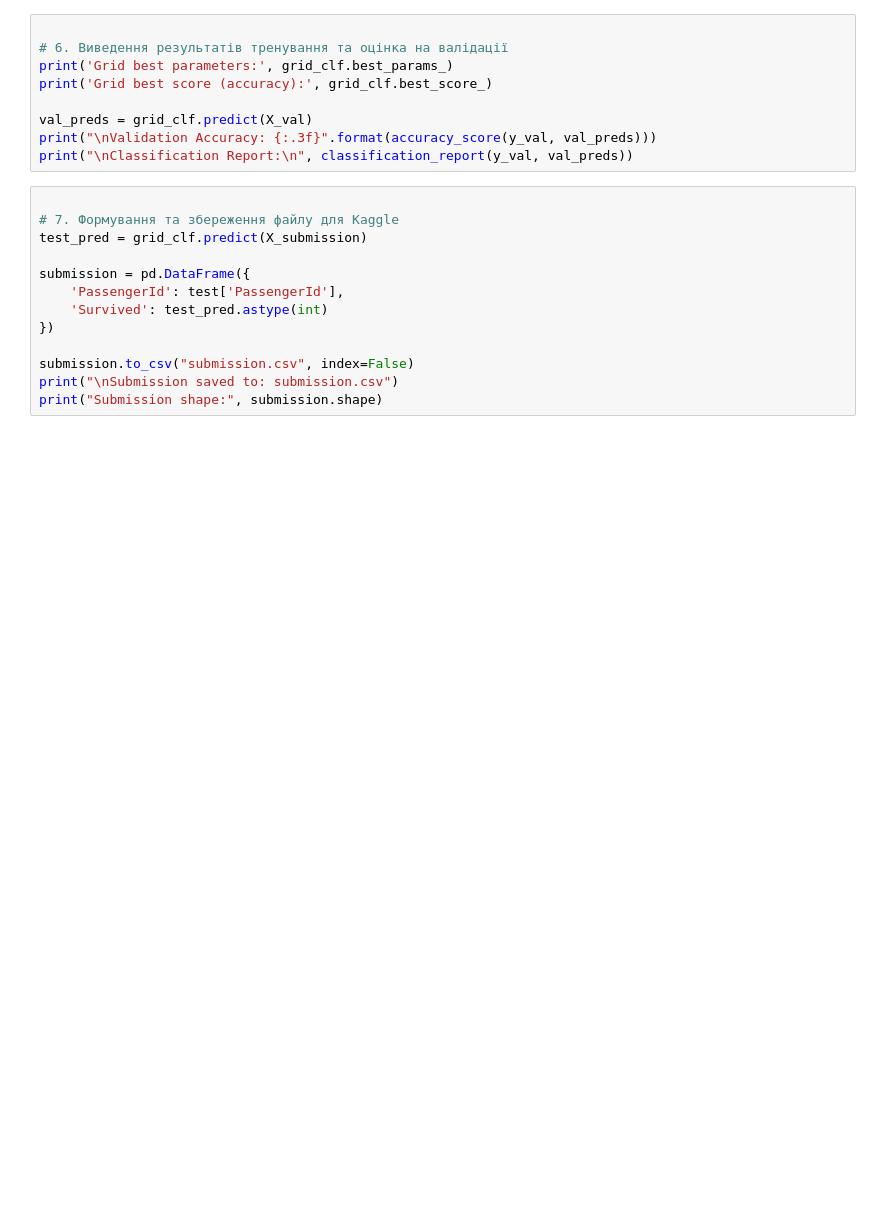
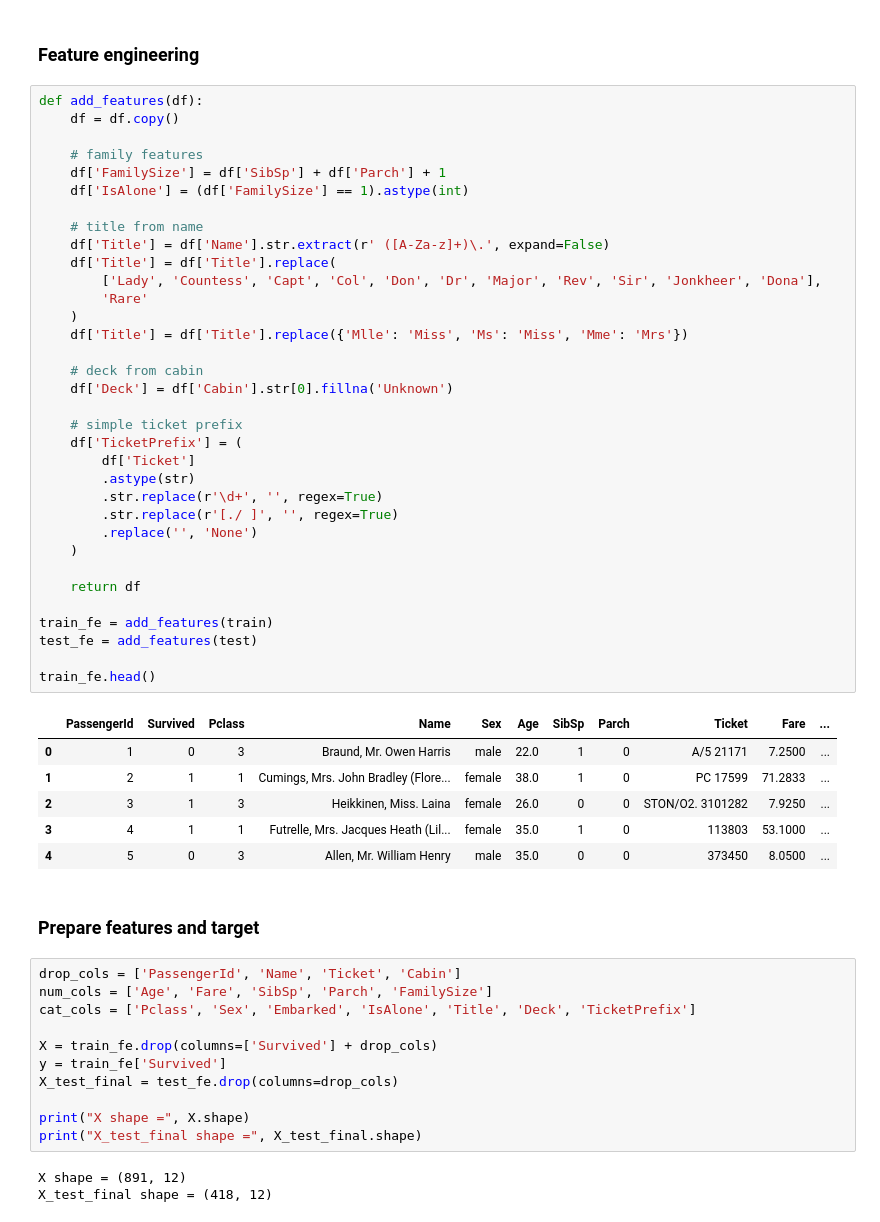
Before and after one commit to Shinkarukd/DS_Camp_2026_Denys-SHYNKARUK, a Jupyter notebook: lesson_8_supervised_ml/lesson_8_supervised_hometask.ipynb, the cells around one changed output. Drawn from its saved outputs; the diff is of its cells as text; blank space fills up the shorter version.

```diff
--- a/lesson_8_supervised_ml/lesson_8_supervised_hometask.ipynb
+++ b/lesson_8_supervised_ml/lesson_8_supervised_hometask.ipynb
@@ -74,22 +126,59 @@ grid_clf.fit(X_train, y_train)
+# %% [markdown]
+### Feature engineering
 # %%
+def add_features(df):
+    df = df.copy()
 
-# 6. Виведення результатів тренування та оцінка на валідації
-print('Grid best parameters:', grid_clf.best_params_)
-print('Grid best score (accuracy):', grid_clf.best_score_)
+    # family features
+    df['FamilySize'] = df['SibSp'] + df['Parch'] + 1
+    df['IsAlone'] = (df['FamilySize'] == 1).astype(int)
 
-val_preds = grid_clf.predict(X_val)
-print("\nValidation Accuracy: {:.3f}".format(accuracy_score(y_val, val_preds)))
-print("\nClassification Report:\n", classification_report(y_val, val_preds))
+    # title from name
+    df['Title'] = df['Name'].str.extract(r' ([A-Za-z]+)\.', expand=False)
+    df['Title'] = df['Title'].replace(
+        ['Lady', 'Countess', 'Capt', 'Col', 'Don', 'Dr', 'Major', 'Rev', 'Sir', 'Jonkheer', 'Dona'],
+        'Rare'
+    )
+    df['Title'] = df['Title'].replace({'Mlle': 'Miss', 'Ms': 'Miss', 'Mme': 'Mrs'})
+
+    # deck from cabin
+    df['Deck'] = df['Cabin'].str[0].fillna('Unknown')
+
+    # simple ticket prefix
+    df['TicketPrefix'] = (
+        df['Ticket']
+        .astype(str)
+        .str.replace(r'\d+', '', regex=True)
+        .str.replace(r'[./ ]', '', regex=True)
+        .replace('', 'None')
+    )
+
+    return df
+
+train_fe = add_features(train)
+test_fe = add_features(test)
+
+train_fe.head()
+# %% [output]
+|  | PassengerId | Survived | Pclass | Name | Sex | Age | SibSp | Parch | Ticket | Fare | ... |
+| 0 | 1 | 0 | 3 | Braund, Mr. Owen Harris | male | 22.0 | 1 | 0 | A/5 21171 | 7.2500 | ... |
+| 1 | 2 | 1 | 1 | Cumings, Mrs. John Bradley (Flore... | female | 38.0 | 1 | 0 | PC 17599 | 71.2833 | ... |
+| 2 | 3 | 1 | 3 | Heikkinen, Miss. Laina | female | 26.0 | 0 | 0 | STON/O2. 3101282 | 7.9250 | ... |
+| 3 | 4 | 1 | 1 | Futrelle, Mrs. Jacques Heath (Lil... | female | 35.0 | 1 | 0 | 113803 | 53.1000 | ... |
+| 4 | 5 | 0 | 3 | Allen, Mr. William Henry | male | 35.0 | 0 | 0 | 373450 | 8.0500 | ... |
+# %% [markdown]
+### Prepare features and target
 # %%
+drop_cols = ['PassengerId', 'Name', 'Ticket', 'Cabin']
+num_cols = ['Age', 'Fare', 'SibSp', 'Parch', 'FamilySize']
+cat_cols = ['Pclass', 'Sex', 'Embarked', 'IsAlone', 'Title', 'Deck', 'TicketPrefix']
 
-# 7. Формування та збереження файлу для Kaggle
-test_pred = grid_clf.predict(X_submission)
+X = train_fe.drop(columns=['Survived'] + drop_cols)
+y = train_fe['Survived']
+X_test_final = test_fe.drop(columns=drop_cols)
 
-submission = pd.DataFrame({
-    'PassengerId': test['PassengerId'],
-    'Survived': test_pred.astype(int)
-})
-
-submission.to_csv("submission.csv", index=False)
-print("\nSubmission saved to: submission.csv")
-print("Submission shape:", submission.shape)
+print("X shape =", X.shape)
+print("X_test_final shape =", X_test_final.shape)
+# %% [output]
+X shape = (891, 12)
+X_test_final shape = (418, 12)
```
Also changed, not shown: parts of 26 cells of this notebook.
